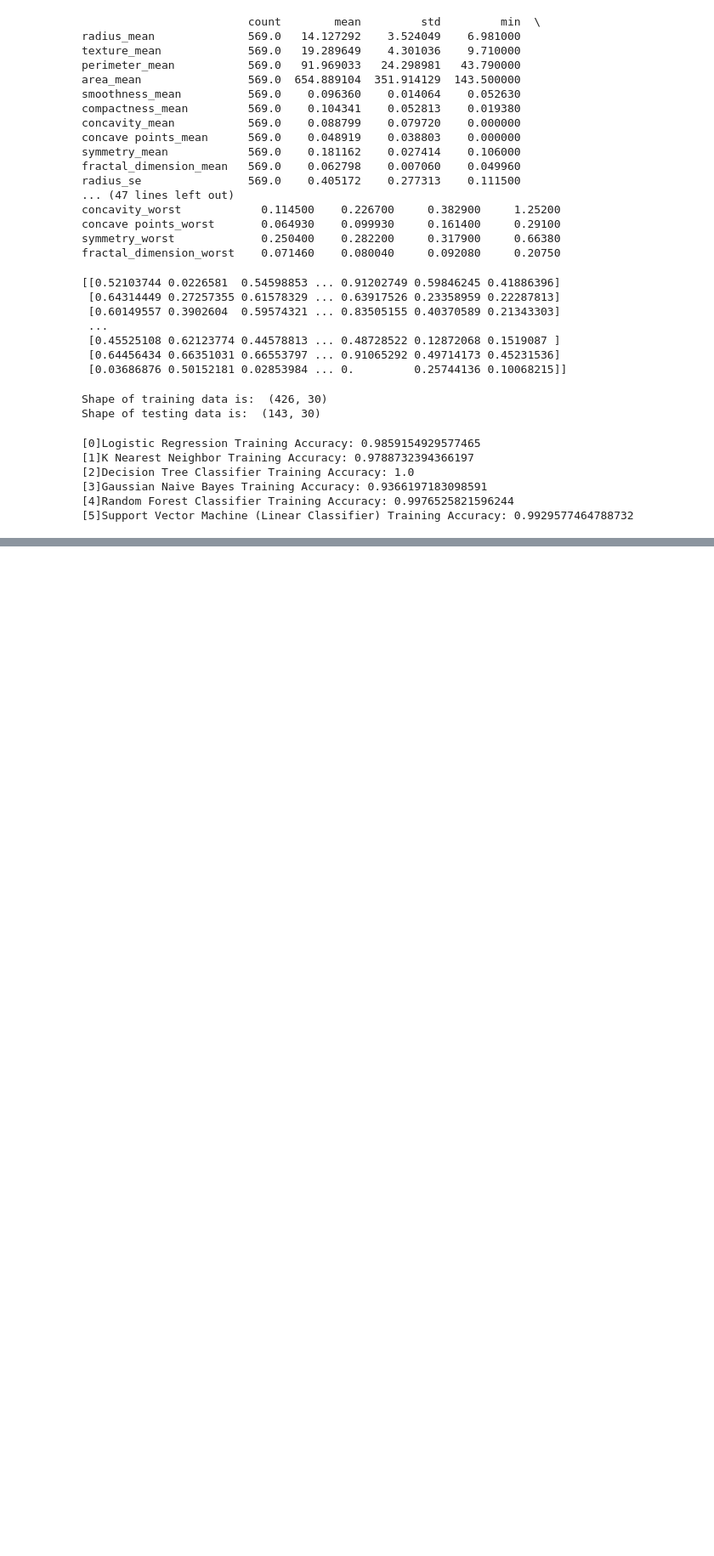
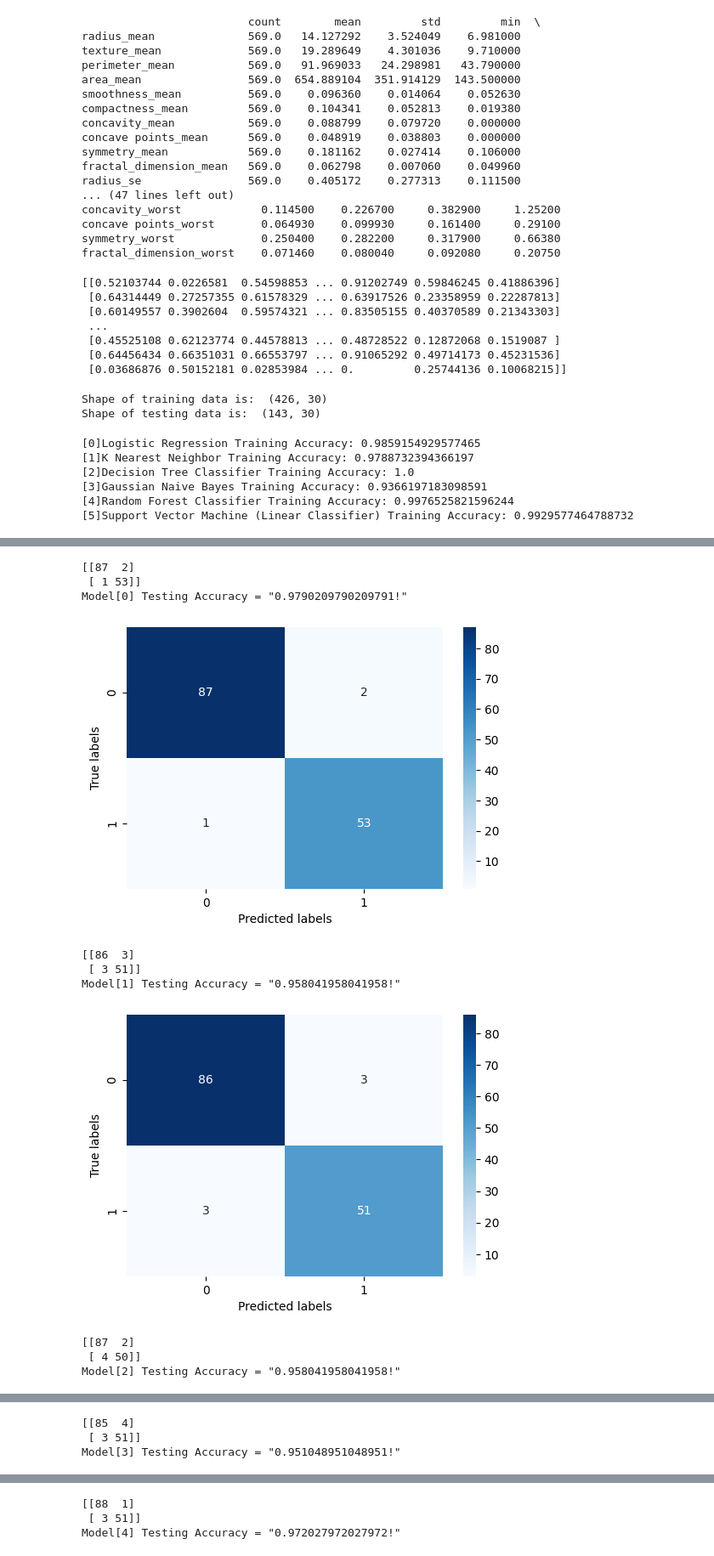
Before and after one commit to SachinBiswas7/Breast-Cancer-Classification, a Jupyter notebook: Breast_cancer_classification_using_Neural_network.ipynb, the cells around one changed output, grey strips where cells are left out. Shown at 85% size. Cells and saved outputs as stored; diff of their text form; code cells hidden in the pictures; blank space fills up the shorter version.

```diff
--- a/Breast_cancer_classification_using_Neural_network.ipynb
+++ b/Breast_cancer_classification_using_Neural_network.ipynb
@@ -249,0 +211,38 @@ F1 Score: 0.98
+# %%
+import matplotlib.pyplot as plt
+import seaborn as sns
+from sklearn.metrics import confusion_matrix
+
+# Loop through each model
+for i, mdl in enumerate(mdl):
+    # Calculate the confusion matrix
+    cm = confusion_matrix(y_test, mdl.predict(X_test))
+
+    TN = cm[0][0]
+    TP = cm[1][1]
+    FN = cm[1][0]
+    FP = cm[0][1]
+
+    print(cm)
+    print('Model[{}] Testing Accuracy = "{}!"'.format(i, (TP + TN) / (TP + TN + FN + FP)))
+    print()  # Print a new line
+
+    # Plot the heatmap
+    plt.figure(figsize=(6, 4))
+    sns.heatmap(cm, annot=True, fmt='d', cmap='Blues')
+
+    plt.xlabel('Predicted labels')
+    plt.ylabel('True labels')
+    plt.show()
+# %% [output]
+[[87  2]
+ [ 1 53]]
+Model[0] Testing Accuracy = "0.9790209790209791!"
+[figure, added]
+[[86  3]
+ [ 3 51]]
+Model[1] Testing Accuracy = "0.958041958041958!"
+[figure, added]
+[[87  2]
+ [ 4 50]]
+Model[2] Testing Accuracy = "0.958041958041958!"
@@ -249,0 +250,3 @@ F1 Score: 0.98
+[[85  4]
+ [ 3 51]]
+Model[3] Testing Accuracy = "0.951048951048951!"
@@ -249,0 +254,3 @@ F1 Score: 0.98
+[[88  1]
+ [ 3 51]]
+Model[4] Testing Accuracy = "0.972027972027972!"
```
Also changed, not shown: parts of 7 cells of this notebook.
